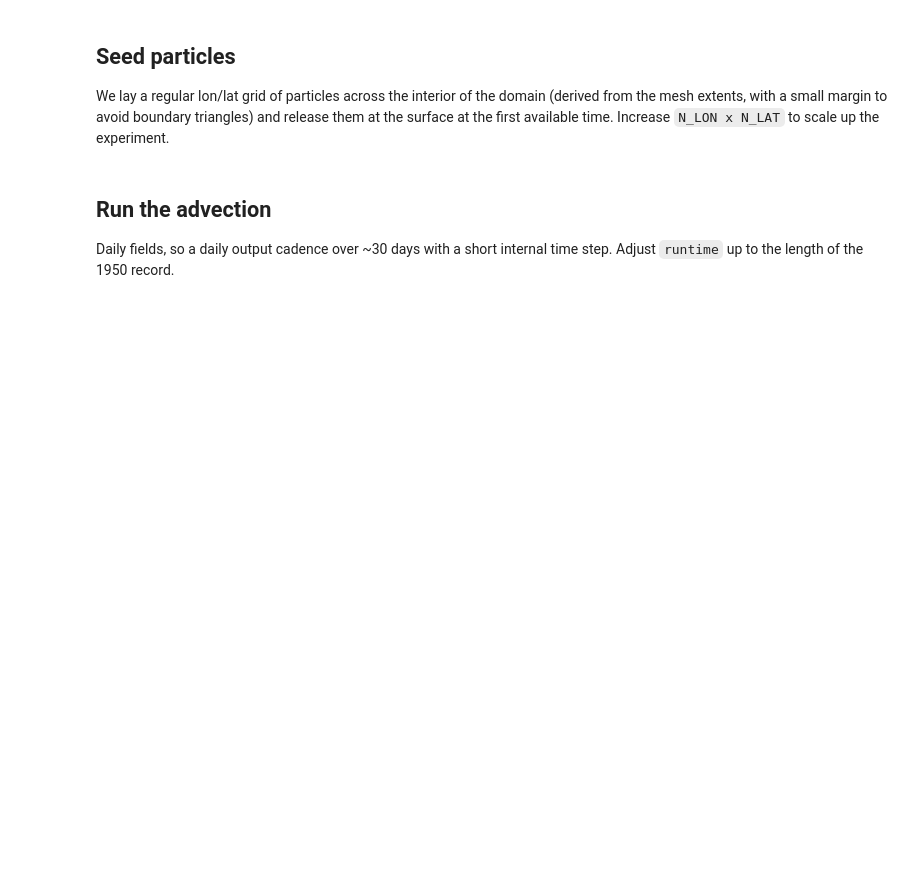
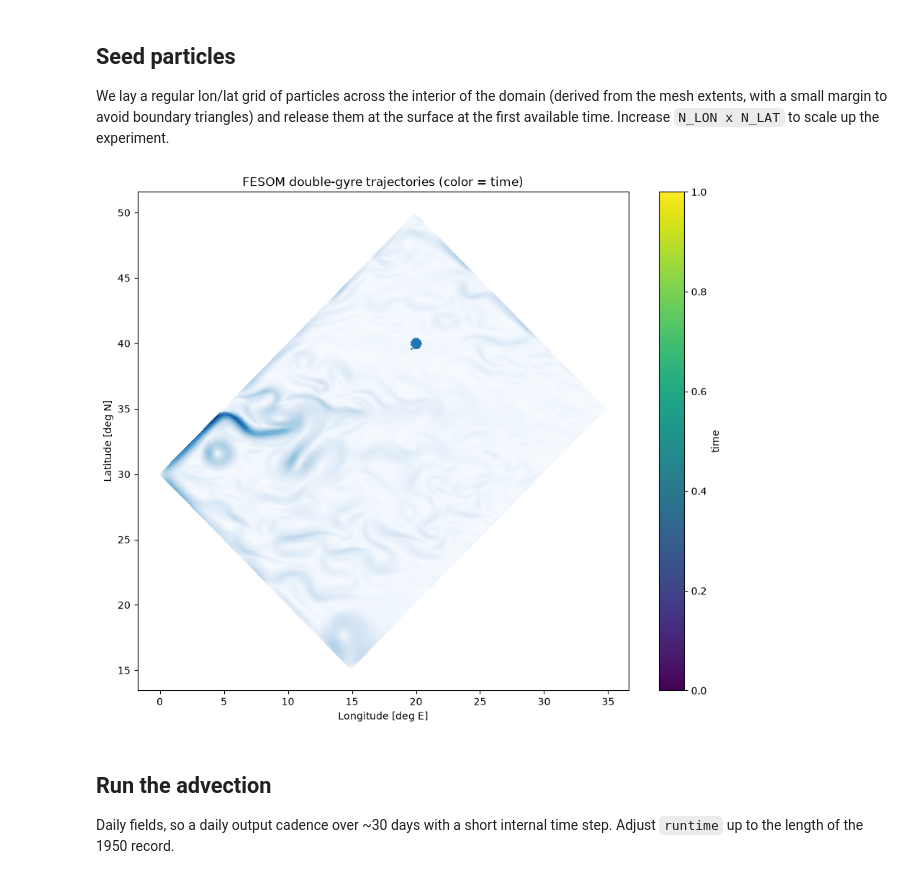
Before and after one commit to Parcels-code/elphe-hackathon, a Jupyter notebook: fesom_double_gyre/run_parcels.ipynb, the cells around one changed output. Drawn from its saved outputs; the diff is of its cells as text; code cells hidden in the pictures; blank space fills up the shorter version.

```diff
--- a/fesom_double_gyre/run_parcels.ipynb
+++ b/fesom_double_gyre/run_parcels.ipynb
@@ -55,7 +63,7 @@ GRID_PATH = str(DATA_ROOT / "fesom.mesh.diag.nc")
 DATA_PATHS = [str(DATA_ROOT / FREQ / f"{v}.fesom.1950.nc") for v in ("u", "v", "w")]
 
 MESH = "spherical"  # set to "flat" if coords are Cartesian (see inspection cell)
-USE_RECON = True  # cell-view linear reconstruction vs. piecewise-constant default
+USE_RECON = False  # cell-view linear reconstruction vs. piecewise-constant default
 N_SURFACE_LEVELS = 3  # keep only the top few layers in memory (surface advection)
 
 print("grid:", GRID_PATH)
@@ -152,8 +188,14 @@ Parcels expects (`nz1 -> zc`, etc.). We keep only `U`, `V`, `W` and slice to the
 top `N_SURFACE_LEVELS` layers to bound memory — the full 3-D `u`/`v` are ~3.8 GB
 each.
 # %%
-fds = ux.open_mfdataset(GRID_PATH, DATA_PATHS).rename_vars(
-    {"u": "U", "v": "V", "w": "W"}
-)
+if USE_RECON:
+    fds = ux.open_mfdataset(GRID_PATH, DATA_PATHS).rename_vars({"u": "U", "v": "V", "w": "W"}).load()
+else:
+    fds = ux.open_mfdataset(GRID_PATH, DATA_PATHS).load()
+    fds['U'] = cell_to_vertex(fds['u'], fds.uxgrid)
+    fds.drop_vars('u')
+    fds['V'] = cell_to_vertex(fds['v'], fds.uxgrid)
+    fds.drop_vars('v')
+
 fds = parcels.convert.fesom_to_ugrid(fds)
 fds
@@ -168,6 +236,5 @@ print(f"{g.n_face} faces (elements), {g.n_node} nodes")
 # %%
 # Surface layers only -> much smaller in-memory footprint.
-fds = fds.isel(zc=slice(0, N_SURFACE_LEVELS))
 fesom = parcels.FieldSet.from_ugrid_conventions(fds, mesh=MESH)
 
 if USE_RECON:
@@ -179,4 +246,4 @@ if USE_RECON:
 else:
     print("using built-in piecewise-constant face interpolator")
 
-print(fesom)
+fesom
@@ -215,3 +277,68 @@ print(pset)
+# %%
+def gaussian_2d_points(n_points, x0, y0, R, seed=None):
+    """
+    Generate 2D points whose density follows a Gaussian centered on (x0, y0)
+    with length scale R (standard deviation).
+
+    Parameters
+    ----------
+    n_points : int
+        Number of points to generate.
+    x0, y0 : float
+        Center of the Gaussian distribution.
+    R : float
+        Length scale (standard deviation) of the Gaussian.
+    seed : int, optional
+        Random seed for reproducibility.
+
+    Returns
+    -------
+    x, y : ndarray
+        Arrays of shape (n_points,) with the sampled coordinates.
+    """
+    rng = np.random.default_rng(seed)
+    x = rng.normal(loc=x0, scale=R, size=n_points)
+    y = rng.normal(loc=y0, scale=R, size=n_points)
+    return x, y
+
+x0 = 20.0
+y0 = 40.0
+R = 0.1
+lon_grid, lat_grid = gaussian_2d_points(5000, x0, y0, R, seed=None)
+
+z_surface = float(fds.zc.values[0])
+t0 = fds.time.values[0]
+
+pset = parcels.ParticleSet(
+    fesom,
+    pclass=parcels.Particle,
+    lon=lon_grid.ravel(),
+    lat=lat_grid.ravel(),
+    z=np.full(lon_grid.size, z_surface),
+    time=np.full(lon_grid.size, t0),
+)
+g = fesom.fields["U"].grid.uxgrid
+triang = mtri.Triangulation(
+    g.node_lon.values, g.node_lat.values, triangles=g.face_node_connectivity.values
+)
+speed = np.hypot(
+    np.asarray(fds["u"].isel(time=0, zc=0)).squeeze(),
+    np.asarray(fds["v"].isel(time=0, zc=0)).squeeze(),
+)
+
+fig, ax = plt.subplots(figsize=(11, 9))
+ax.tripcolor(triang, facecolors=speed, shading="flat", cmap="Blues", alpha=0.7)
+
+sc = ax.scatter(
+    lon_grid, lat_grid, s=1,
+)
+ax.set_xlabel("Longitude [deg E]" if MESH == "spherical" else "x")
+ax.set_ylabel("Latitude [deg N]" if MESH == "spherical" else "y")
+ax.set_title("FESOM double-gyre trajectories (color = time)")
+fig.colorbar(sc, ax=ax, label="time")
+plt.show()
+# %% [output]
+[figure, added]
 # %% [markdown]
 ## Run the advection
 
```
Also changed, not shown: parts of 10 cells of this notebook.
